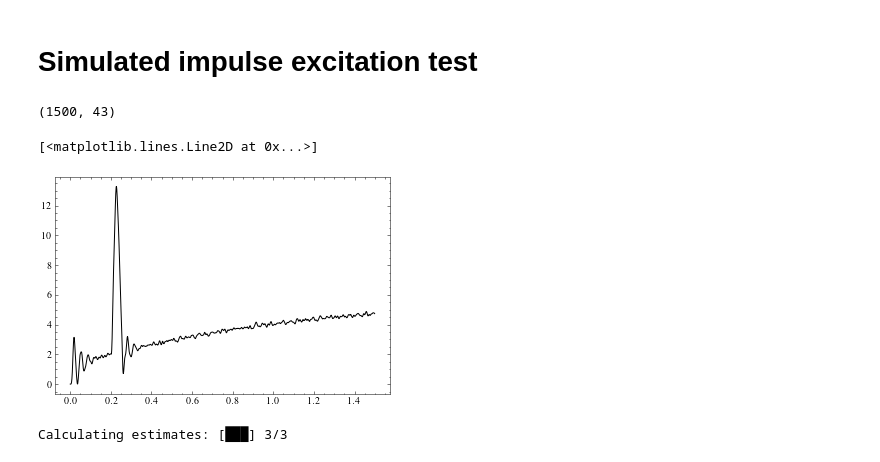
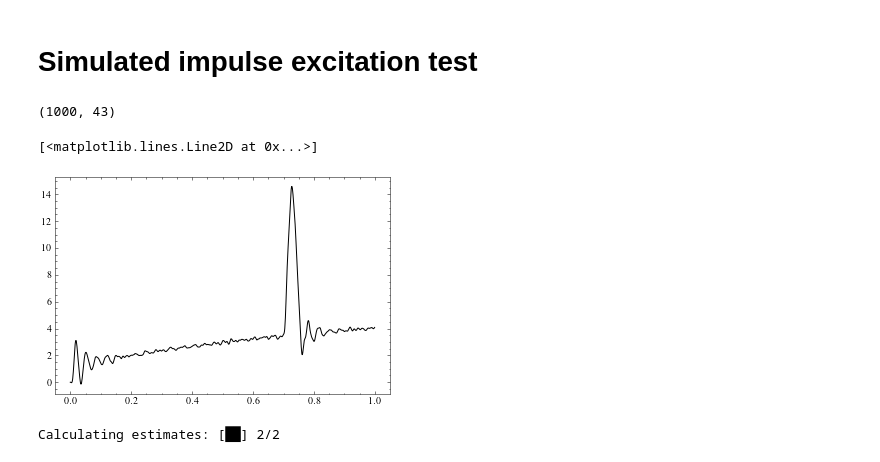
Before and after one commit to urho-h/torque_estimation_masters, a Jupyter notebook: notebooks/UH1.ipynb, the cells around one changed output. Saved outputs shown, nothing was run; the diff lists cells and outputs as text; code cells hidden in the pictures.

```diff
--- a/notebooks/UH1.ipynb
+++ b/notebooks/UH1.ipynb
@@ -325,7 +292,7 @@ def impulse_excitation(sim_times, plot=False):
     e1 = np.random.normal(0, .1, U_imp.shape[0])
     e2 = np.random.normal(0, .1, U_imp.shape[0])
 
-    one_hit = np.hstack((np.linspace(0, 0.34, 7), np.linspace(0.38, 0.64, 7), np.linspace(0.67, 0.87, 7), np.linspace(0.9, 0.98, 7)))
+    one_hit = -np.hstack((np.linspace(0, 0.34, 7), np.linspace(0.38, 0.64, 7), np.linspace(0.67, 0.87, 7), np.linspace(0.9, 0.98, 7)))
 
     U_imp[:,0] += 2.7 + e1
     U_imp[:,1] += e2
@@ -359,12 +326,24 @@ impulse_sim = impulse_excitation(t_sim, plot=True)
 # %%
-def get_testbench_state_space(dt, full_B=False, gear_B=False):
+def get_testbench_state_space(dt):
     """
     This function returns the discrete-time state-space matrices of the testbench model.
     """
-    inertias, stiffs, damps, damps_ext, ratios = new_parameters()
-    Ac, Bc, C, D = state_space_matrices(inertias, stiffs, damps, damps_ext, ratios, full_B=full_B, gear_B=gear_B)
+    assembly = testbench_powertrain()
+    Ac, Bc, _, _ = assembly.state_space()
+    X = assembly.X
+    X_inv = LA.pinv(X)
+    AcX = X @ Ac @ X_inv
+    BcX_full = X @ Bc
+    BcX = np.vstack((BcX_full[:,0], BcX_full[:,-1])).T
 
-    A, B = c2d(Ac, Bc, dt)
+    A, B = assembly.continuous_2_discrete(AcX, BcX, dt)
+    C = np.zeros((4, A.shape[0]))
+    C[2,8] += 1
+    C[3,18] += 1
+    C[0,27] += 1
+    C[1,28] += 1
+
+    D = np.zeros((C.shape[0], BcX.shape[1]))
 
     return A, B, C, D
 # %%
@@ -531,24 +702,25 @@ def ell2_analytical(ss, measurements, batch_size, overlap, times, lam=0.1, use_t
 # %% [markdown]
 # Simulated impulse excitation test
 # %%
-t_sim_short = t_sim[:1500]
-excitation_sim = impulse_sim[3000:4500]
-tout_sim_imp, yout_sim_imp, xout_sim_imp = dlsim((A, B, C_mod, D_mod, 1e-3), excitation_sim, t=t_sim_short)
+t_sim_short = t_sim[:1000]
+excitation_sim = impulse_sim[2500:3500]
+tout_sim_imp, yout_sim_imp, xout_sim_imp = dlsim((A, B, C, D, 1e-3), excitation_sim, t=t_sim_short)
 print(xout_sim_imp.shape)
 
 plt.plot(tout_sim_imp, yout_sim_imp[:,-1])
 # %% [output]
-(1500, 43)
+(1000, 43)
 [<matplotlib.lines.Line2D at 0x...>]
-[figure, old version]
+[figure, new version]
 # %%
 # HP IMPULSE
 # measurement data from the encoder 1, encoder 2, torque transducer 1 and torque transducer 2
-lam_imp = 1
+lam_imp1 = 1e-1
+lam_imp2 = 10
 batch_size = 500
 measurements_sim_imp = yout_sim_imp[:,:-1] + np.random.normal(0, .1, yout_sim_imp[:,:-1].shape)
-estimates_imp_sim = ell2_analytical(
-    ss, measurements_sim_imp, batch_size, 0, t_sim_short, lam=lam_imp, use_trend_filter=True
+estimates_imp_sim, state_ests = ell2_analytical(
+    ss, ss2, measurements_sim_imp, batch_size, 0, t_sim_short, lam1=lam_imp1, lam2=lam_imp2, use_trend_filter=True
 )
 # %% [output]
-Calculating estimates: [███] 3/3
+Calculating estimates: [██] 2/2
```
Also changed, not shown: parts of 45 cells of this notebook, 47 other files.
